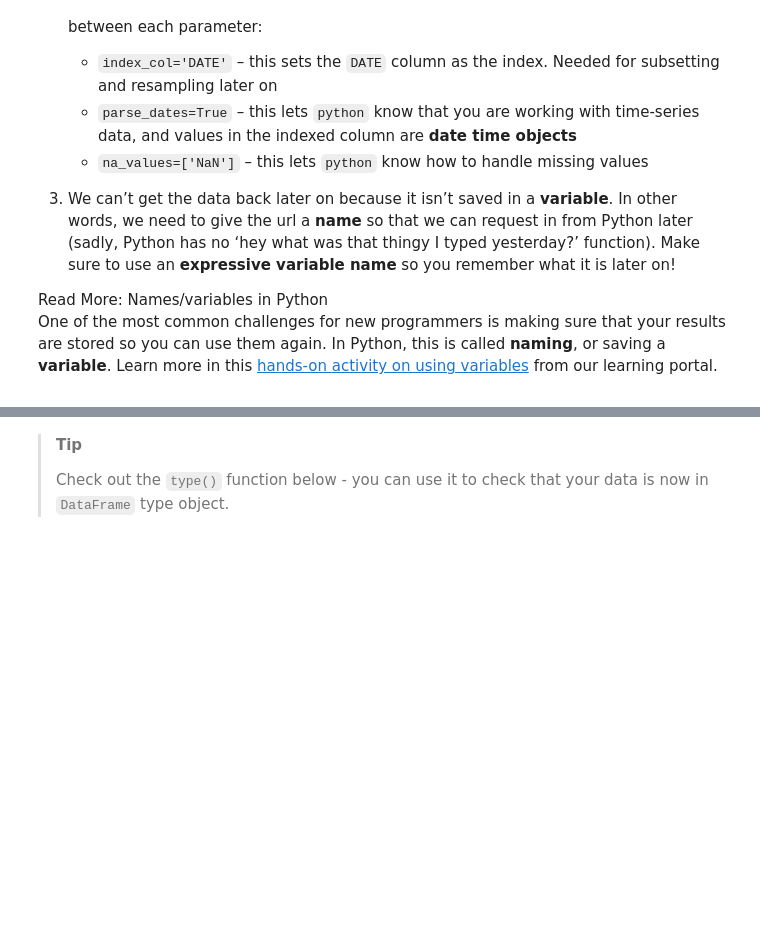
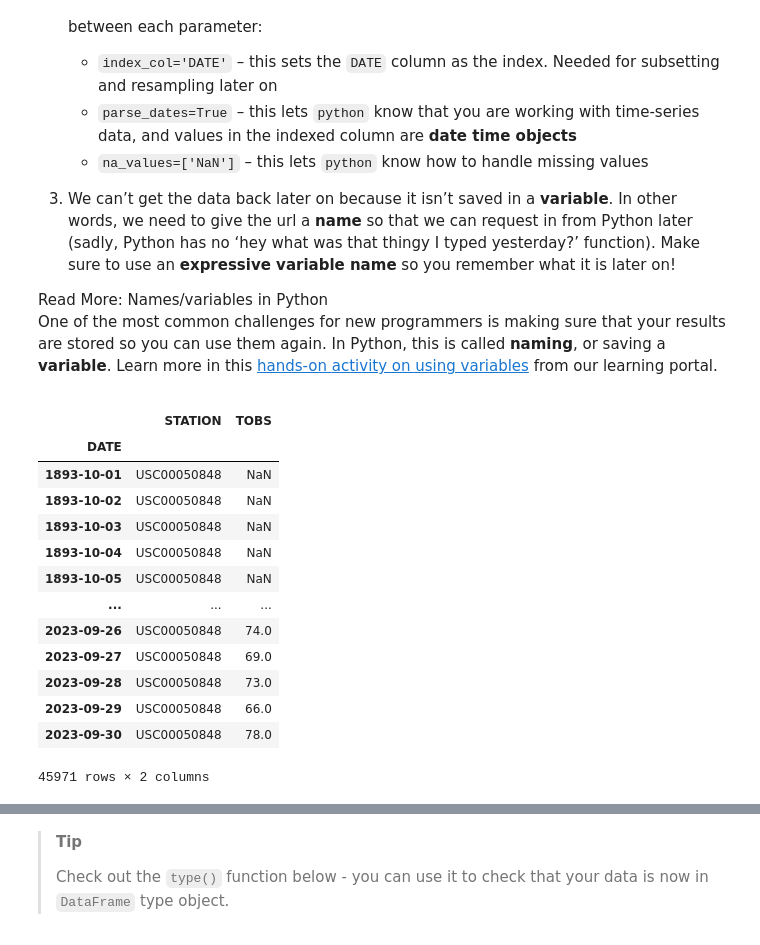
Before and after one commit to earthlab-education/02-climate-tkbravo, a Jupyter notebook: 02_Climate_Data_Set_Up.ipynb, the cells around one changed output, grey strips where cells are left out. Cells and saved outputs as stored; diff of their text form; code cells hidden in the pictures; blank space fills up the shorter version.

```diff
--- a/Climate_Coding_Challenge_2.ipynb
+++ b/02_Climate_Data_Set_Up.ipynb
@@ -146,6 +150,26 @@ href="https://www.earthdatascience.org/courses/intro-to-earth-data-science/pytho
 activity on using variables</a> from our learning portal.</p></div></div>
 # %%
 # Load climate data from NCEI
-pd.read_csv(
-    project.project_dir / 'filename.csv'
+boulder_climate_raw_df = pd.read_csv(
+    project.project_dir / 'ncei-climate-boulder.csv',
+    index_col='DATE',
+    parse_dates=True,
+    na_values=['NaN']
 )
+
+boulder_climate_raw_df
+# %% [output]
+|  | STATION | TOBS |
+| DATE |  |  |
+| 1893-10-01 | USC00050848 | NaN |
+| 1893-10-02 | USC00050848 | NaN |
+| 1893-10-03 | USC00050848 | NaN |
+| 1893-10-04 | USC00050848 | NaN |
+| 1893-10-05 | USC00050848 | NaN |
+| ... | ... | ... |
+| 2023-09-26 | USC00050848 | 74.0 |
+| 2023-09-27 | USC00050848 | 69.0 |
+| 2023-09-28 | USC00050848 | 73.0 |
+| 2023-09-29 | USC00050848 | 66.0 |
+| 2023-09-30 | USC00050848 | 78.0 |
+45971 rows × 2 columns
```
Also changed, not shown: parts of 7 cells of this notebook.
